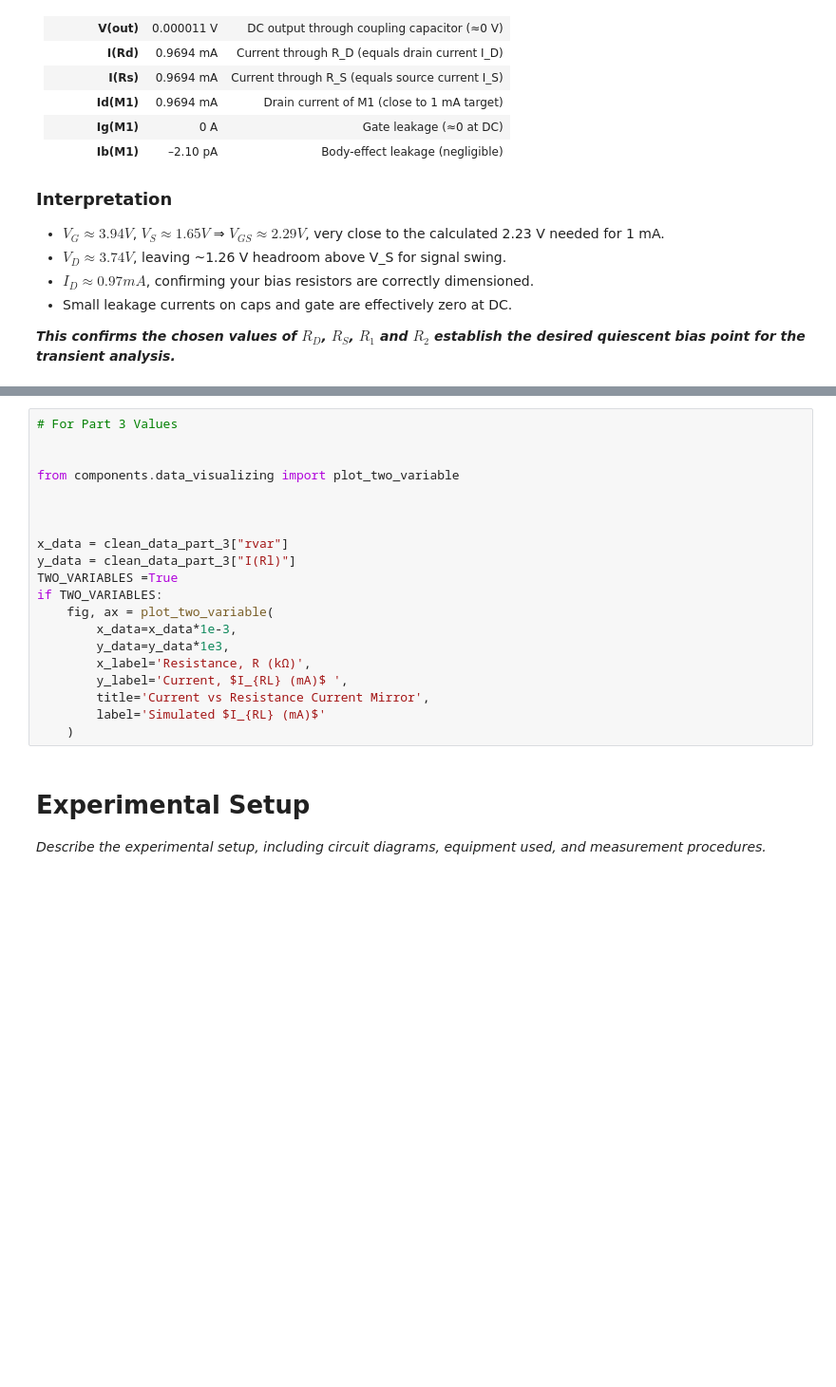
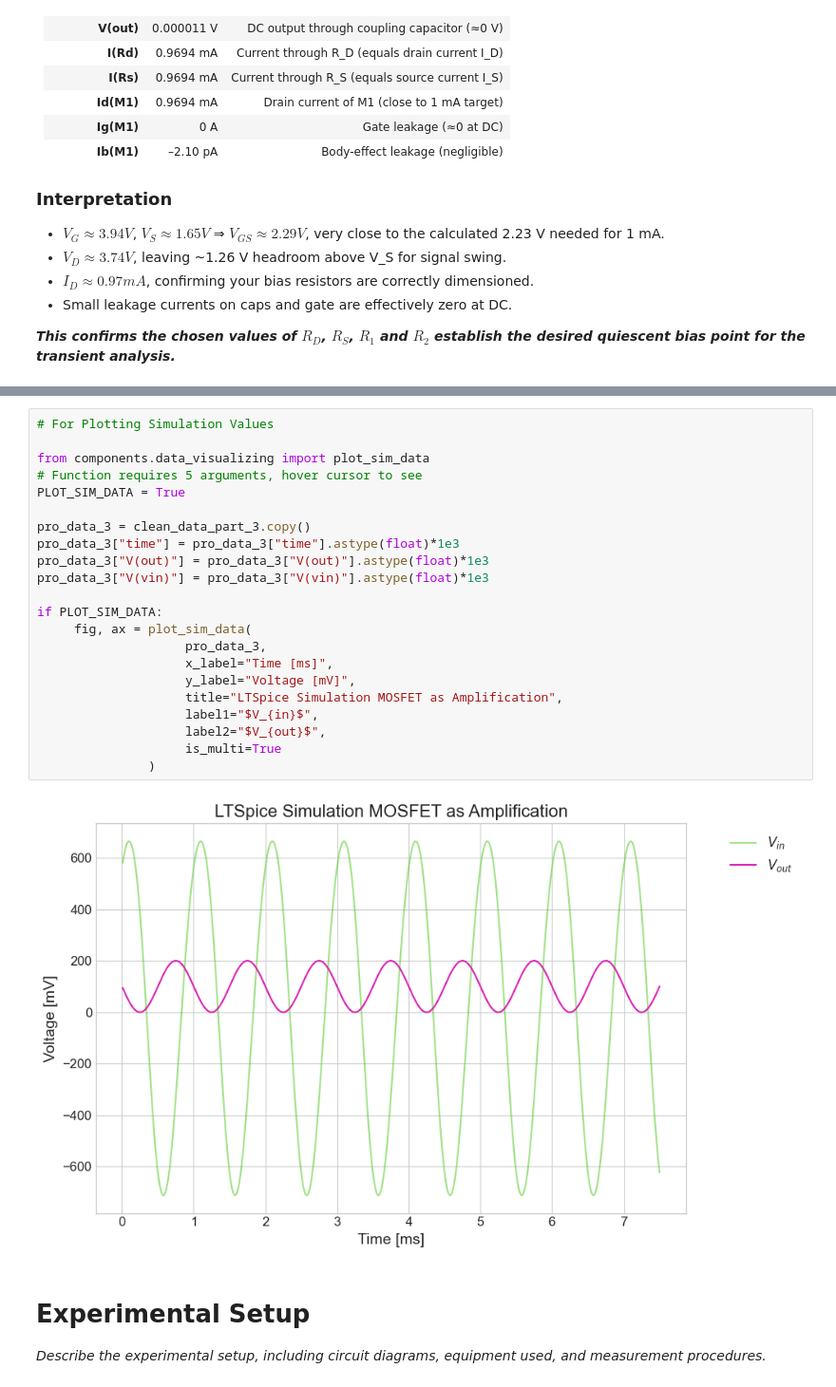
Before and after one commit to Ashu-NT/power_electronics_lab, a Jupyter notebook: src/Lab_2.ipynb, the cells around one changed output, grey strips where cells are left out. Shown at 95% size. Drawn from its saved outputs; the diff is of its cells as text; blank space fills up the shorter version.

Commit message:
"Simulation curve Part 3"

```diff
--- a/src/Lab_2.ipynb
+++ b/src/Lab_2.ipynb
@@ -555,25 +552,29 @@ if IS_DATA_AVAILABLE:
 | 3 | 0.000026 | 0.608591 | 0.084032 |
 | 4 | 0.000034 | 0.620792 | 0.078814 |
 # %%
-# For Part 3 Values
+# For Plotting Simulation Values
 
+from components.data_visualizing import plot_sim_data
+# Function requires 5 arguments, hover cursor to see
+PLOT_SIM_DATA = True
 
-from components.data_visualizing import plot_two_variable
+pro_data_3 = clean_data_part_3.copy()
+pro_data_3["time"] = pro_data_3["time"].astype(float)*1e3
+pro_data_3["V(out)"] = pro_data_3["V(out)"].astype(float)*1e3
+pro_data_3["V(vin)"] = pro_data_3["V(vin)"].astype(float)*1e3
 
-
-
-x_data = clean_data_part_3["rvar"]
-y_data = clean_data_part_3["I(Rl)"]
-TWO_VARIABLES =True
-if TWO_VARIABLES:
-    fig, ax = plot_two_variable(
-        x_data=x_data*1e-3,
-        y_data=y_data*1e3,
-        x_label='Resistance, R (kΩ)',
-        y_label='Current, $I_{RL} (mA)$ ',
-        title='Current vs Resistance Current Mirror',
-        label='Simulated $I_{RL} (mA)$'
-    )
+if PLOT_SIM_DATA:
+     fig, ax = plot_sim_data(
+                    pro_data_3,
+                    x_label="Time [ms]",
+                    y_label="Voltage [mV]",
+                    title="LTSpice Simulation MOSFET as Amplification",
+                    label1="$V_{in}$",
+                    label2="$V_{out}$",
+                    is_multi=True
+               )
+# %% [output]
+[figure, added]
 # %% [markdown]
 
 # Experimental Setup
```
Also changed, not shown: parts of 3 cells of this notebook, 1 other file.
